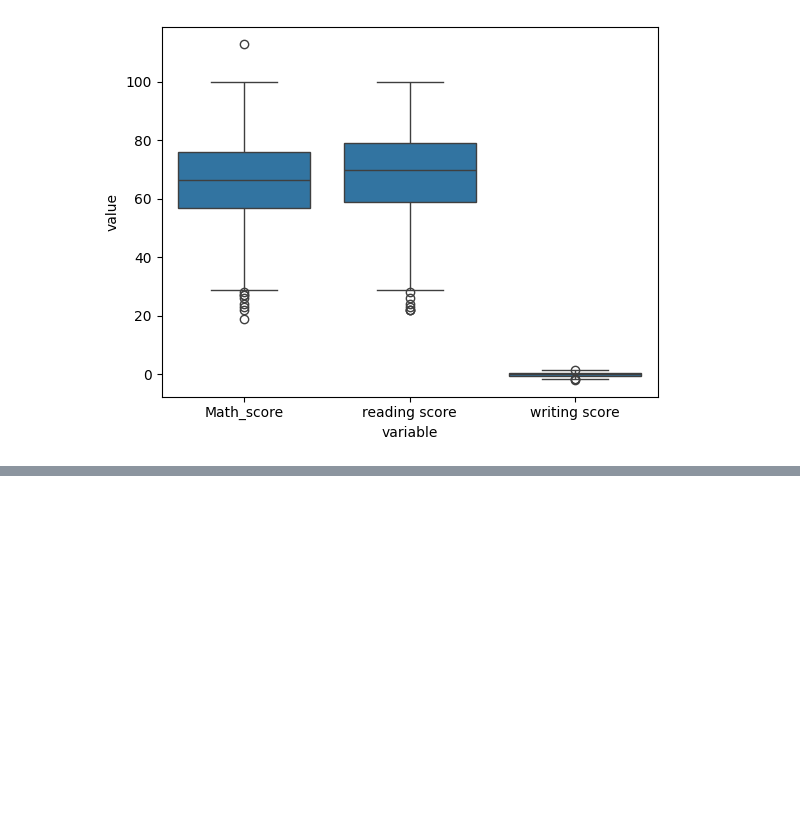
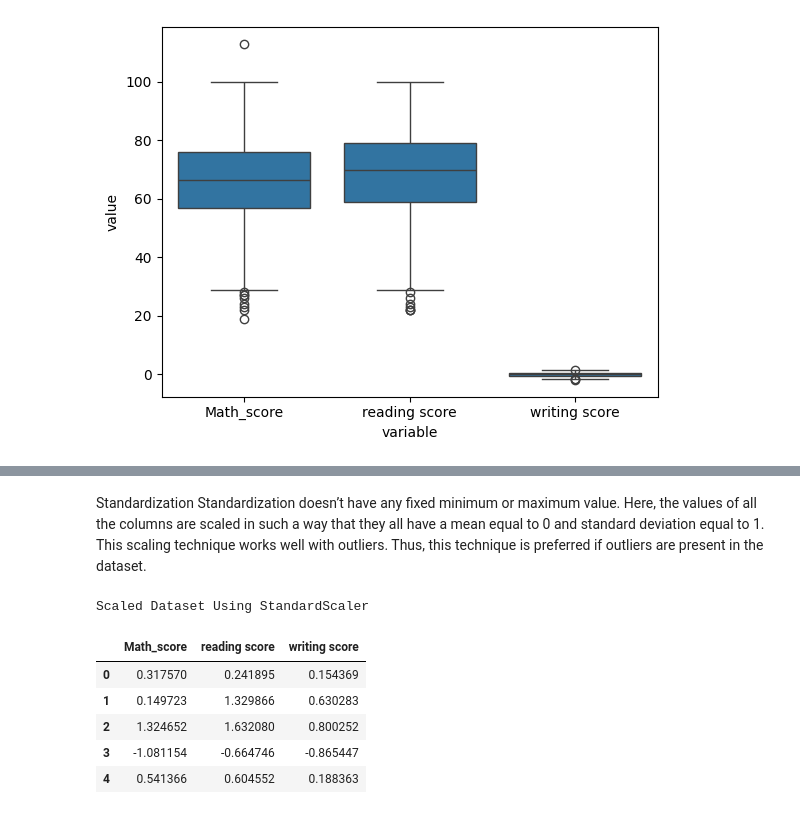
Before and after one commit to MihirDesh/PICT-SEM6-Lab-Assignments, a Jupyter notebook: DSBDAL/Assignment2.ipynb, the cells around one changed output, grey strips where cells are left out. Cells and saved outputs as stored; diff of their text form; code cells hidden in the pictures; blank space fills up the shorter version.

Commit message:
scaling

```diff
--- a/DSBDAL/Assignment2.ipynb
+++ b/DSBDAL/Assignment2.ipynb
@@ -390,0 +411,21 @@ TypeError: unsupported operand type(s) for -: 'str' and 'str'
+# %% [markdown]
+Standardization
+Standardization doesn’t have any fixed minimum or maximum value. Here, the values of all the columns are scaled in such a way that they all have a mean equal to 0 and standard deviation equal to 1. This scaling technique works well with outliers. Thus, this technique is preferred if outliers are present in the dataset.
+# %%
+from sklearn.preprocessing import StandardScaler
+
+std_scaler = StandardScaler()
+
+df_std_scaled = std_scaler.fit_transform(dataset_new[numeric_cols].to_numpy())
+df_std_scaled = pd.DataFrame(df_std_scaled, columns=numeric_cols)
+
+print("Scaled Dataset Using StandardScaler")
+df_std_scaled.head()
+# %% [output]
+Scaled Dataset Using StandardScaler
+|  | Math_score | reading score | writing score |
+| 0 | 0.317570 | 0.241895 | 0.154369 |
+| 1 | 0.149723 | 1.329866 | 0.630283 |
+| 2 | 1.324652 | 1.632080 | 0.800252 |
+| 3 | -1.081154 | -0.664746 | -0.865447 |
+| 4 | 0.541366 | 0.604552 | 0.188363 |
```
Also changed, not shown: parts of 3 cells of this notebook.
